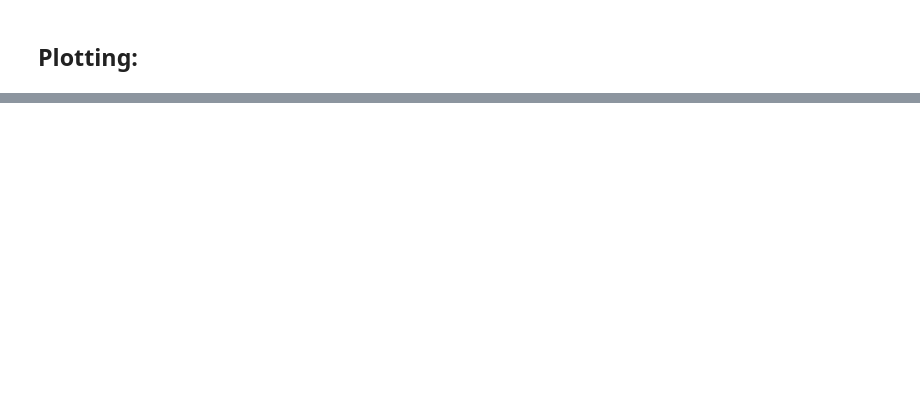
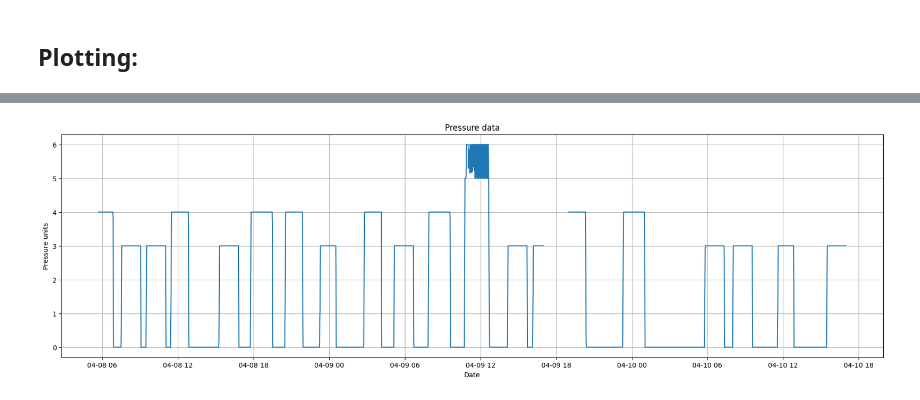
Before and after one commit to emm-gl/Referenz, a Jupyter notebook: cont_challenge.ipynb, the cells around one changed output, grey strips where cells are left out. Cells and saved outputs as stored; diff of their text form; code cells hidden in the pictures; blank space fills up the shorter version.

```diff
--- a/cont_challenge.ipynb
+++ b/cont_challenge.ipynb
@@ -229,3 +228,8 @@ dtypes: bool(1), float64(1), int32(1), int64(3), object(4)
 memory usage: 13.6+ MB
 # %% [markdown]
 Neither NaNs nor nulls nor mixed data types in labels: "systime" and "value_integer"
+# %%
+#Transform the systime and filter the data of specified range:
+
+df_pressure = transform_filter(df_druck, '2024-04-08 00:00:00','2024-04-10 23:59:59')
+df_pressure.info()
@@ -231,0 +256,11 @@ Neither NaNs nor nulls nor mixed data types in labels: "systime" and "value_inte
+# %%
+#Select only the required columns
+df_pressure = df_pressure[["uuid",
+                          "sequence_number",
+                          "systime",
+                          "plctime",
+                          "is_delta",
+                          "value_integer",
+                          "system_time",
+                          "ingestion_date"
+                          ]]
@@ -263,0 +336,4 @@ plot(df_temperature, "value_integer")
+# %%
+plot(df_pressure, "value_integer", "Pressure data", "Date", "Pressure units")
+# %% [output]
+[figure, added]
```
Also changed, not shown: parts of 10 cells of this notebook.
